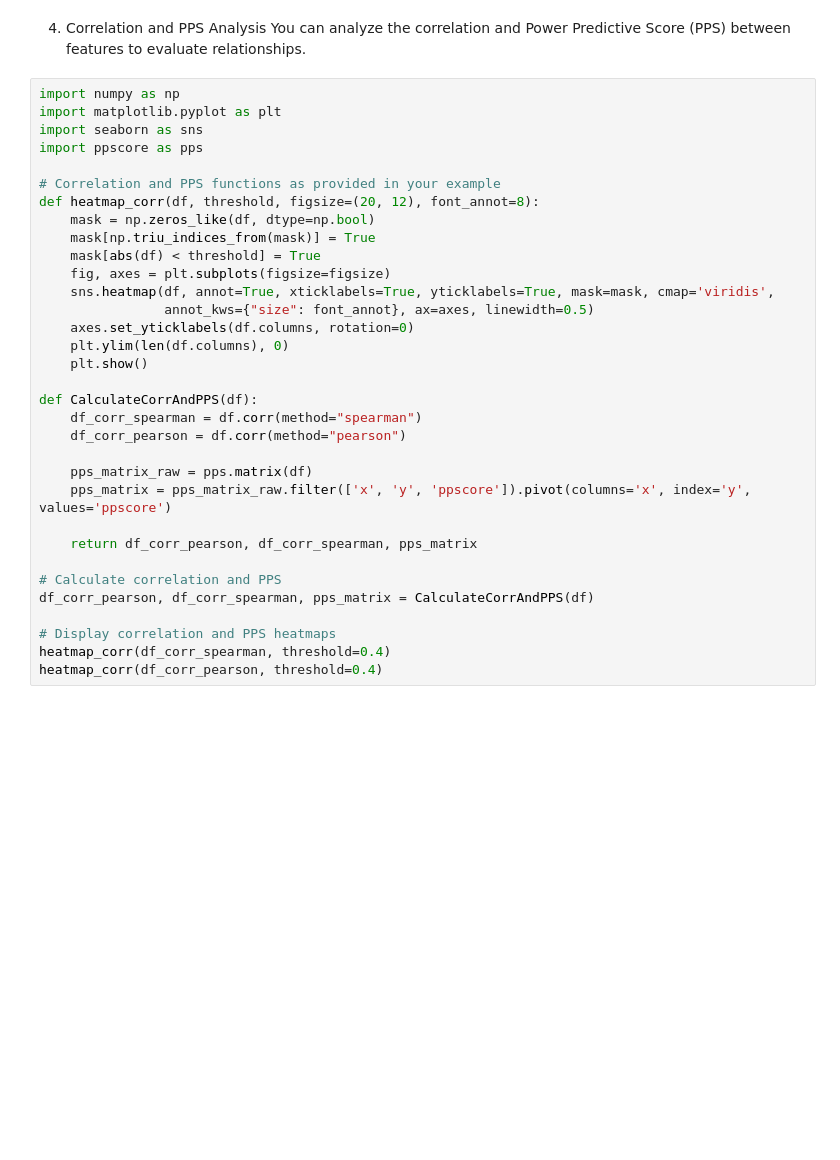
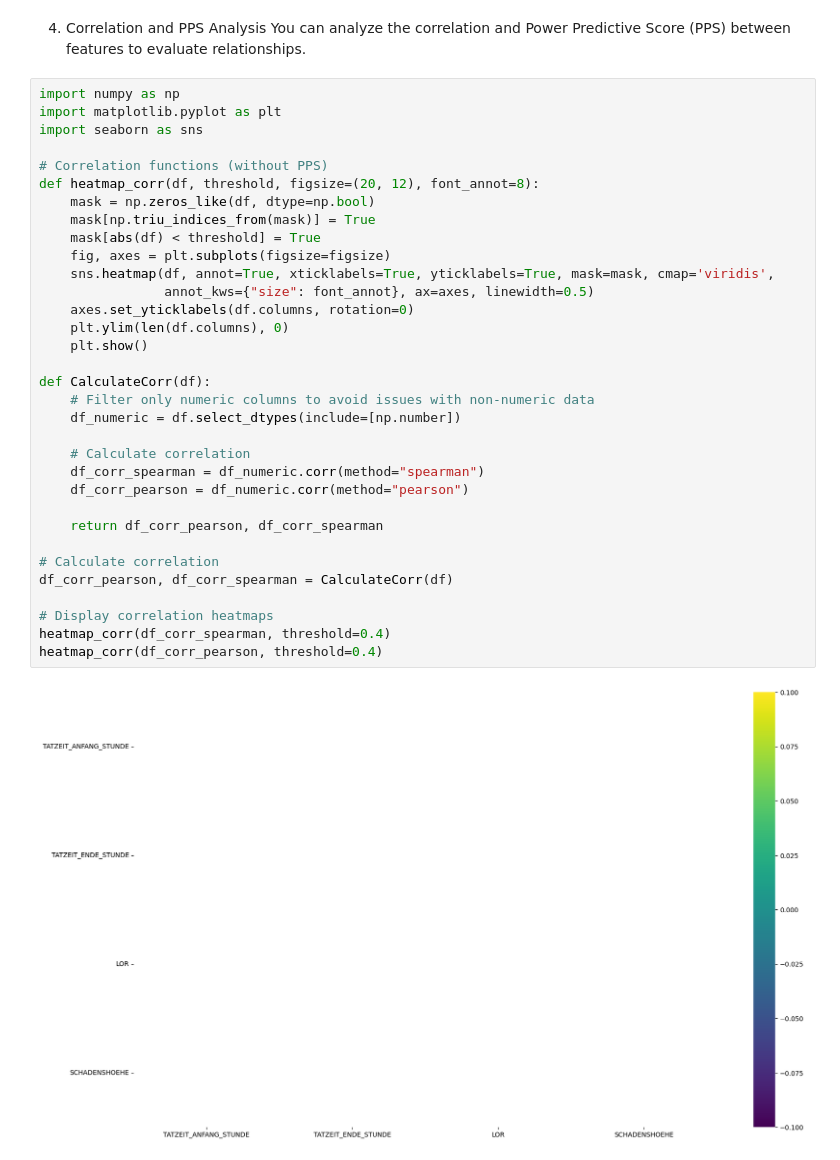
Before and after one commit to DavidTausend/bicycle_thefts_berlin, a Jupyter notebook: jupyter_notebooks/02 - DataCleaning.ipynb, the cells around one changed output. Drawn from its saved outputs; the diff is of its cells as text; blank space fills up the shorter version.

Commit message:
Add cleaned data for Bicycle Thefts in Berlin project

```diff
--- a/jupyter_notebooks/02 - DataCleaning.ipynb
+++ b/jupyter_notebooks/02 - DataCleaning.ipynb
@@ -57,33 +60,35 @@ You can analyze the correlation and Power Predictive Score (PPS) between feature
 # %%
 import numpy as np
 import matplotlib.pyplot as plt
 import seaborn as sns
-import ppscore as pps
 
-# Correlation and PPS functions as provided in your example
+# Correlation functions (without PPS)
 def heatmap_corr(df, threshold, figsize=(20, 12), font_annot=8):
     mask = np.zeros_like(df, dtype=np.bool)
     mask[np.triu_indices_from(mask)] = True
     mask[abs(df) < threshold] = True
     fig, axes = plt.subplots(figsize=figsize)
     sns.heatmap(df, annot=True, xticklabels=True, yticklabels=True, mask=mask, cmap='viridis',
                 annot_kws={"size": font_annot}, ax=axes, linewidth=0.5)
     axes.set_yticklabels(df.columns, rotation=0)
     plt.ylim(len(df.columns), 0)
     plt.show()
 
-def CalculateCorrAndPPS(df):
-    df_corr_spearman = df.corr(method="spearman")
-    df_corr_pearson = df.corr(method="pearson")
+def CalculateCorr(df):
+    # Filter only numeric columns to avoid issues with non-numeric data
+    df_numeric = df.select_dtypes(include=[np.number])
 
-    pps_matrix_raw = pps.matrix(df)
-    pps_matrix = pps_matrix_raw.filter(['x', 'y', 'ppscore']).pivot(columns='x', index='y', values='ppscore')
+    # Calculate correlation
+    df_corr_spearman = df_numeric.corr(method="spearman")
+    df_corr_pearson = df_numeric.corr(method="pearson")
 
-    return df_corr_pearson, df_corr_spearman, pps_matrix
+    return df_corr_pearson, df_corr_spearman
 
-# Calculate correlation and PPS
-df_corr_pearson, df_corr_spearman, pps_matrix = CalculateCorrAndPPS(df)
+# Calculate correlation
+df_corr_pearson, df_corr_spearman = CalculateCorr(df)
 
-# Display correlation and PPS heatmaps
+# Display correlation heatmaps
 heatmap_corr(df_corr_spearman, threshold=0.4)
 heatmap_corr(df_corr_pearson, threshold=0.4)
+# %% [output]
+[figure, added]
```
Also changed, not shown: parts of 15 cells of this notebook, 3 other files.
